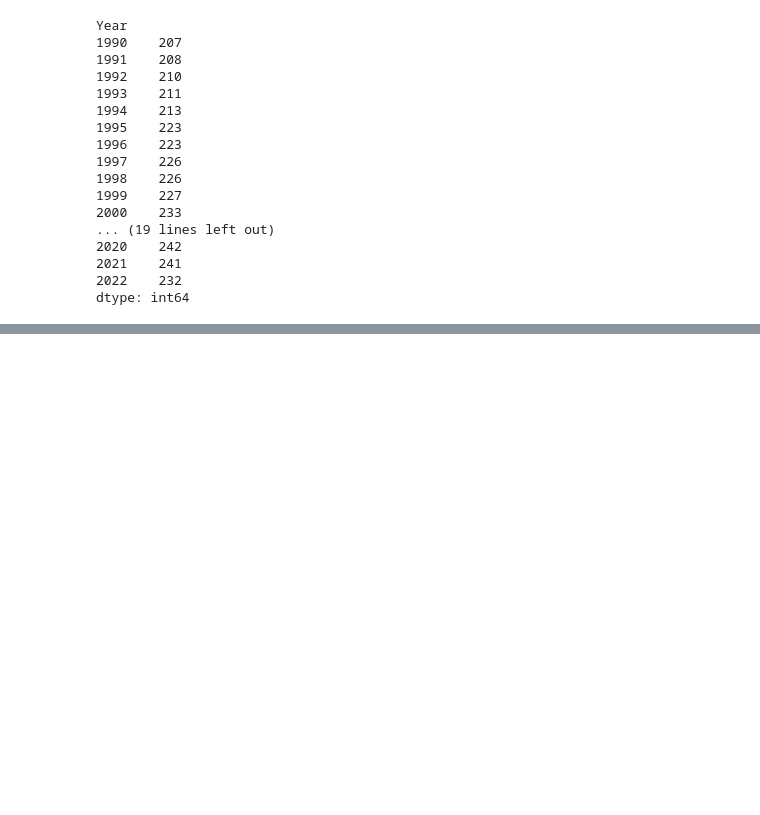
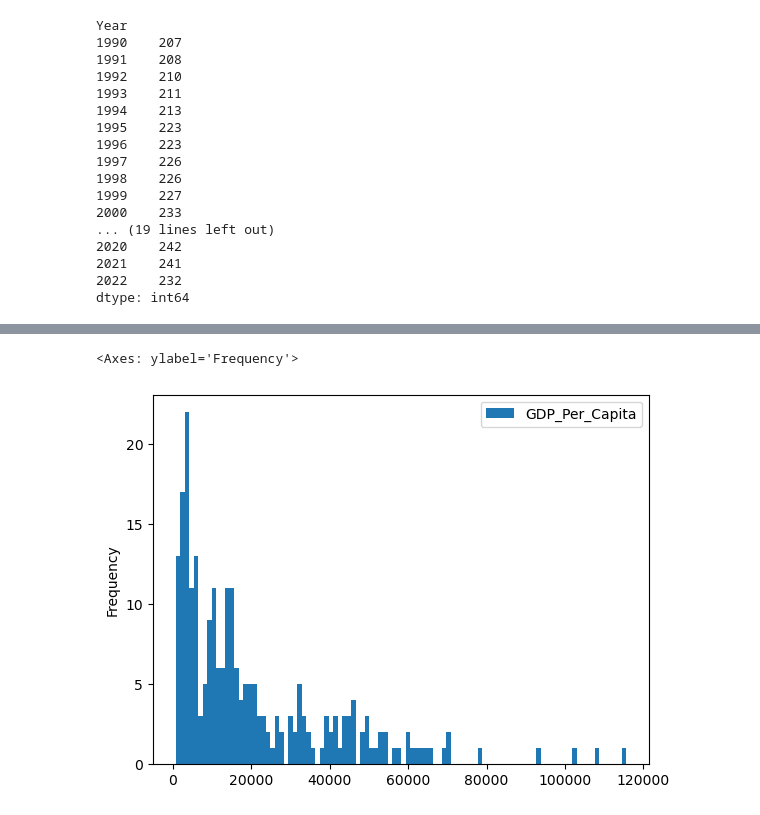
Before and after one commit to nss-data-science-cohort-8/un-exploration-fvetdds, a Jupyter notebook: data/UN_Data_Exploration.ipynb, the cells around one changed output, grey strips where cells are left out. Drawn from its saved outputs; the diff is of its cells as text; code cells hidden in the pictures; blank space fills up the shorter version.

```diff
--- a/data/UN_Data_Exploration.ipynb
+++ b/data/UN_Data_Exploration.ipynb
@@ -117,0 +136,5 @@ print(gdp_20121)
+# %%
+gdp_20121.plot.hist(column=["GDP_Per_Capita"], bins=100)
+# %% [output]
+<Axes: ylabel='Frequency'>
+[figure, added]
```
Also changed, not shown: parts of 12 cells of this notebook.
